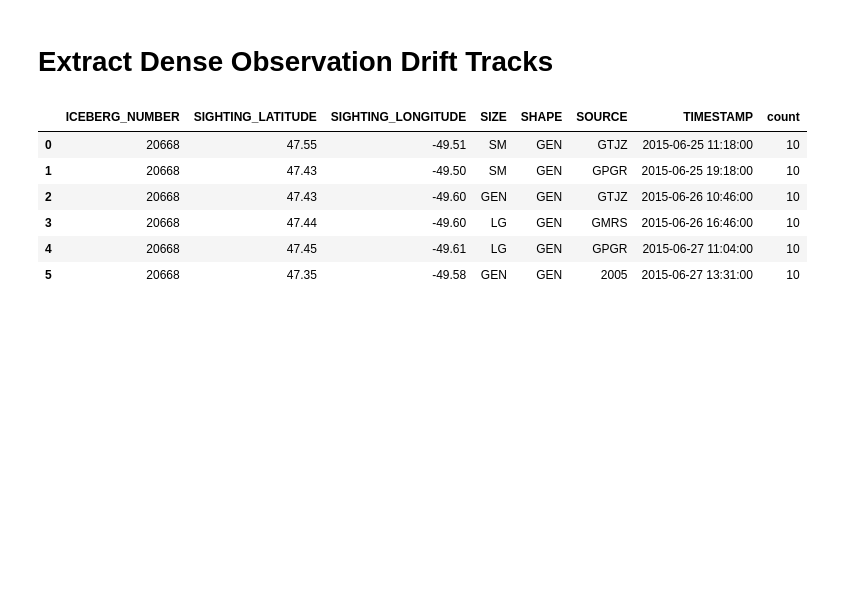
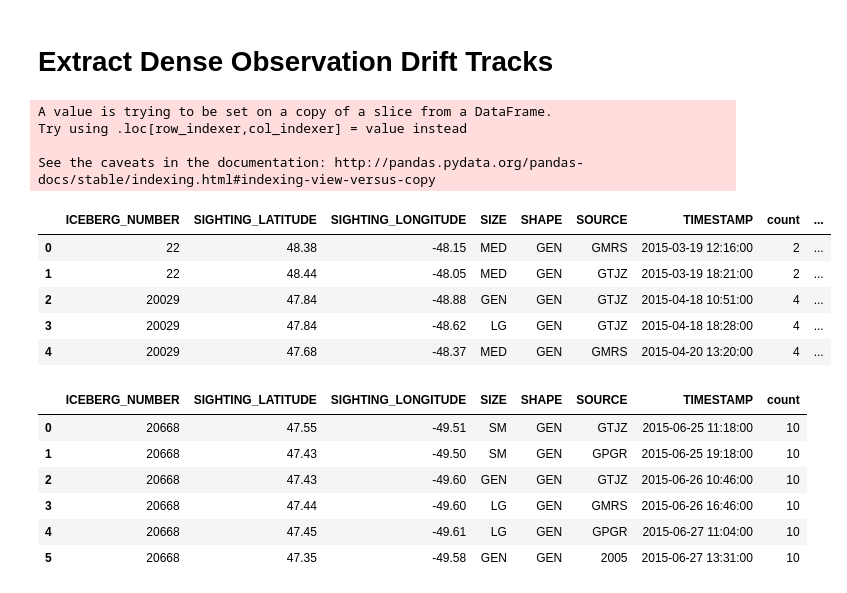
Before and after one commit to evankielley/IceDEF, a Jupyter notebook: notebooks/extract_dense_tracks.ipynb, the cells around one changed output. Drawn from its saved outputs; the diff is of its cells as text; code cells hidden in the pictures; blank space fills up the shorter version.

Commit message:
turned extraction algorithm into a function

```diff
--- a/notebooks/extract_dense_tracks.ipynb
+++ b/notebooks/extract_dense_tracks.ipynb
@@ -81,5 +84,19 @@ iip_dfiip_df2.sort_values(['track_num'], ascending=[True])
 # %%
-iip_df2.to_csv(f'csvs/{iip_season}_max{max_hours}hr_tracks')
+iip_df2 = extract_dense_tracks(iip_season, max_hours)
+# %% [output]
+A value is trying to be set on a copy of a slice from a DataFrame.
+Try using .loc[row_indexer,col_indexer] = value instead
+
+See the caveats in the documentation: http://pandas.pydata.org/pandas-docs/stable/indexing.html#indexing-view-versus-copy
+# %%
+iip_df2.head()
+# %% [output]
+|  | ICEBERG_NUMBER | SIGHTING_LATITUDE | SIGHTING_LONGITUDE | SIZE | SHAPE | SOURCE | TIMESTAMP | count | ... |
+| 0 | 22 | 48.38 | -48.15 | MED | GEN | GMRS | 2015-03-19 12:16:00 | 2 | ... |
+| 1 | 22 | 48.44 | -48.05 | MED | GEN | GTJZ | 2015-03-19 18:21:00 | 2 | ... |
+| 2 | 20029 | 47.84 | -48.88 | GEN | GEN | GTJZ | 2015-04-18 10:51:00 | 4 | ... |
+| 3 | 20029 | 47.84 | -48.62 | LG | GEN | GTJZ | 2015-04-18 18:28:00 | 4 | ... |
+| 4 | 20029 | 47.68 | -48.37 | MED | GEN | GMRS | 2015-04-20 13:20:00 | 4 | ... |
 # %%
 df_20668 = iip_df2.loc[iip_df2['ICEBERG_NUMBER']==20668].reset_index(drop=True)
 df_20668 = df_20668[2:8].reset_index(drop=True)
```
Also changed, not shown: parts of 3 cells of this notebook.
